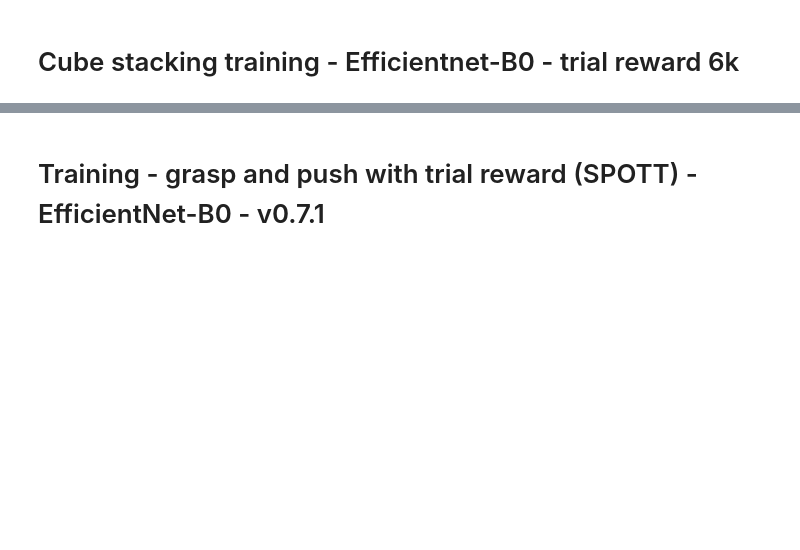
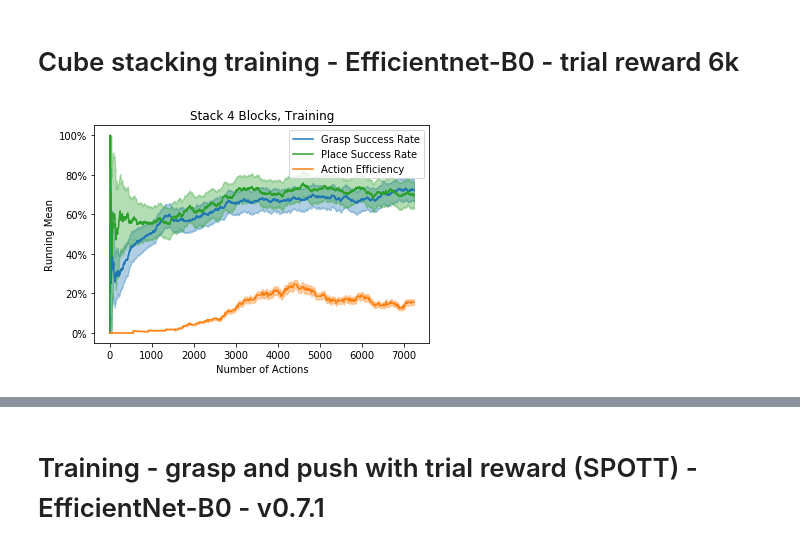
Before and after one commit to jhu-lcsr/good_robot, a Jupyter notebook: plot_success_rate/calculate_successes.ipynb, the cells around one changed output, grey strips where cells are left out. Cells and saved outputs as stored; diff of their text form; code cells hidden in the pictures; blank space fills up the shorter version.

```diff
--- a/plot_success_rate/calculate_successes.ipynb
+++ b/plot_success_rate/calculate_successes.ipynb
@@ -184,5 +194,13 @@ def plot_it(log_dir, title, window=1000, colors=['tab:blue', 'tab:green', 'tab:o
 # %% [markdown]
 # Cube stacking training - Efficientnet-B0 - trial reward 6k
+# %%
+window = 1000
+max_iter = None
+log_dir = '../logs/2019-12-20-17-57-06'
+title = 'Stack 4 Blocks, Training'
+plot_it(log_dir, title, window=window, max_iter=max_iter, place=True)
+# %% [output]
+[figure, added]
 # %%
 window = 1000
 max_iter = None
```
Also changed, not shown: parts of 4 cells of this notebook.
